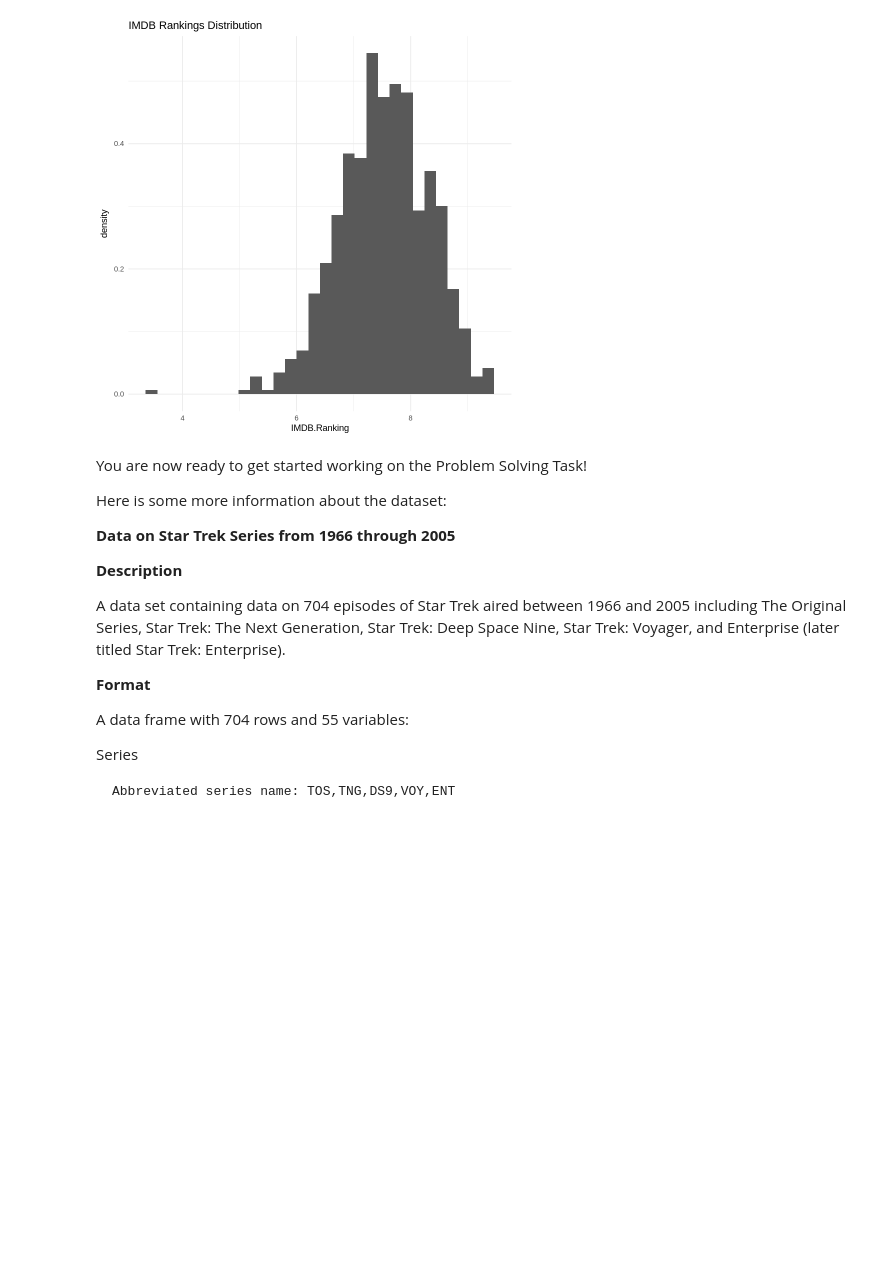
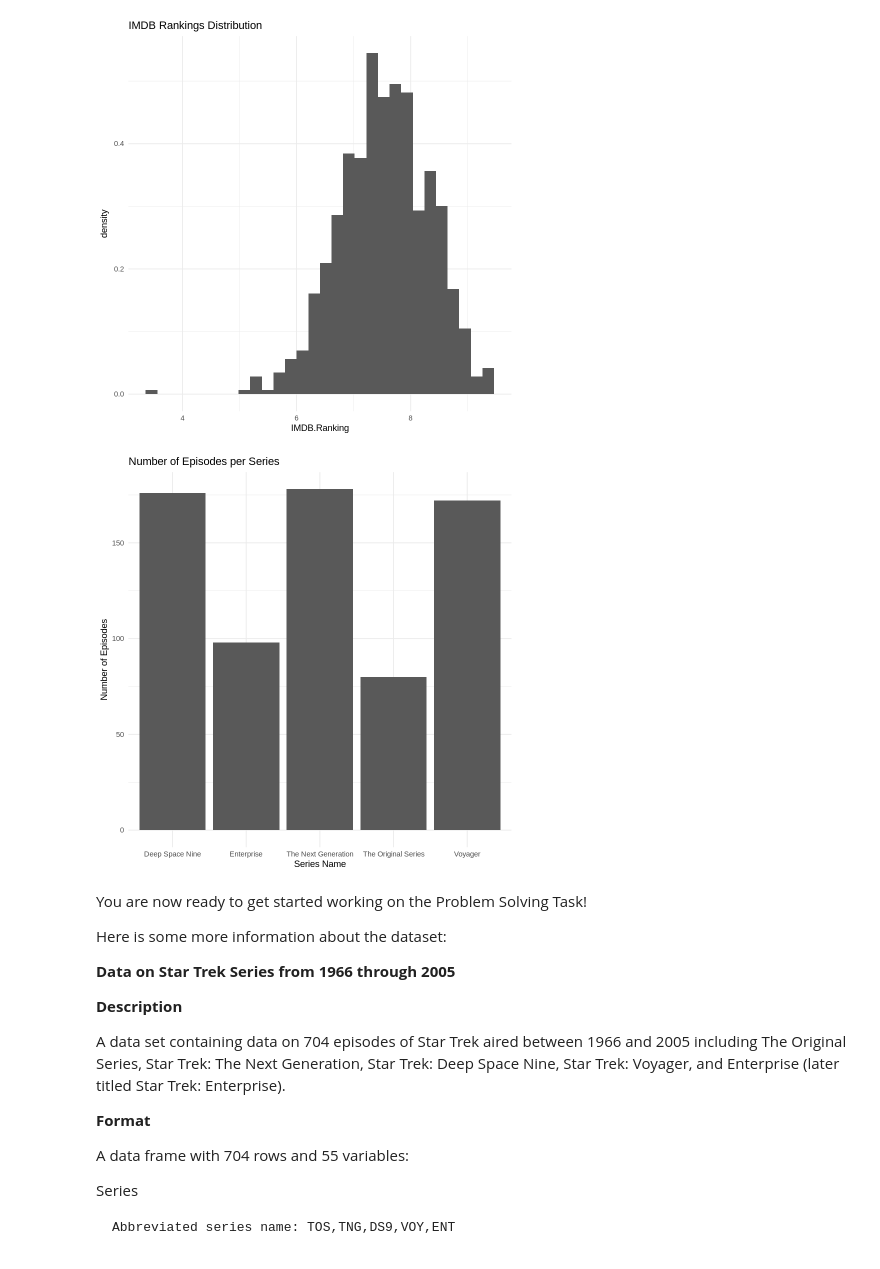
Before and after one commit to bobotheguy/MXB107, a Jupyter notebook: notebooks/psts/PST1_Starter.ipynb, the cells around one changed output. Saved outputs shown, nothing was run; the diff lists cells and outputs as text; code cells hidden in the pictures; blank space fills up the shorter version.

```diff
--- a/notebooks/psts/PST1_Starter.ipynb
+++ b/notebooks/psts/PST1_Starter.ipynb
@@ -134,6 +134,19 @@ episodes %>%
 # %% [output]
 `stat_bin()` using `bins = 30`. Pick better value with `binwidth`.
 [figure]
+# %%
+#Number of Episodes in each series
+episodes %>%
+  group_by(Series.Name) %>%
+  summarise(n = n()) %>%
+  ggplot(aes(x = Series.Name, y = n)) +
+  geom_bar(stat = "identity") +
+  theme_minimal() +
+  labs(title = "Number of Episodes per Series",
+       x = "Series Name",
+       y = "Number of Episodes")
+# %% [output]
+[figure, added]
 # %% [markdown]
 You are now ready to get started working on the Problem Solving Task!
 
```
